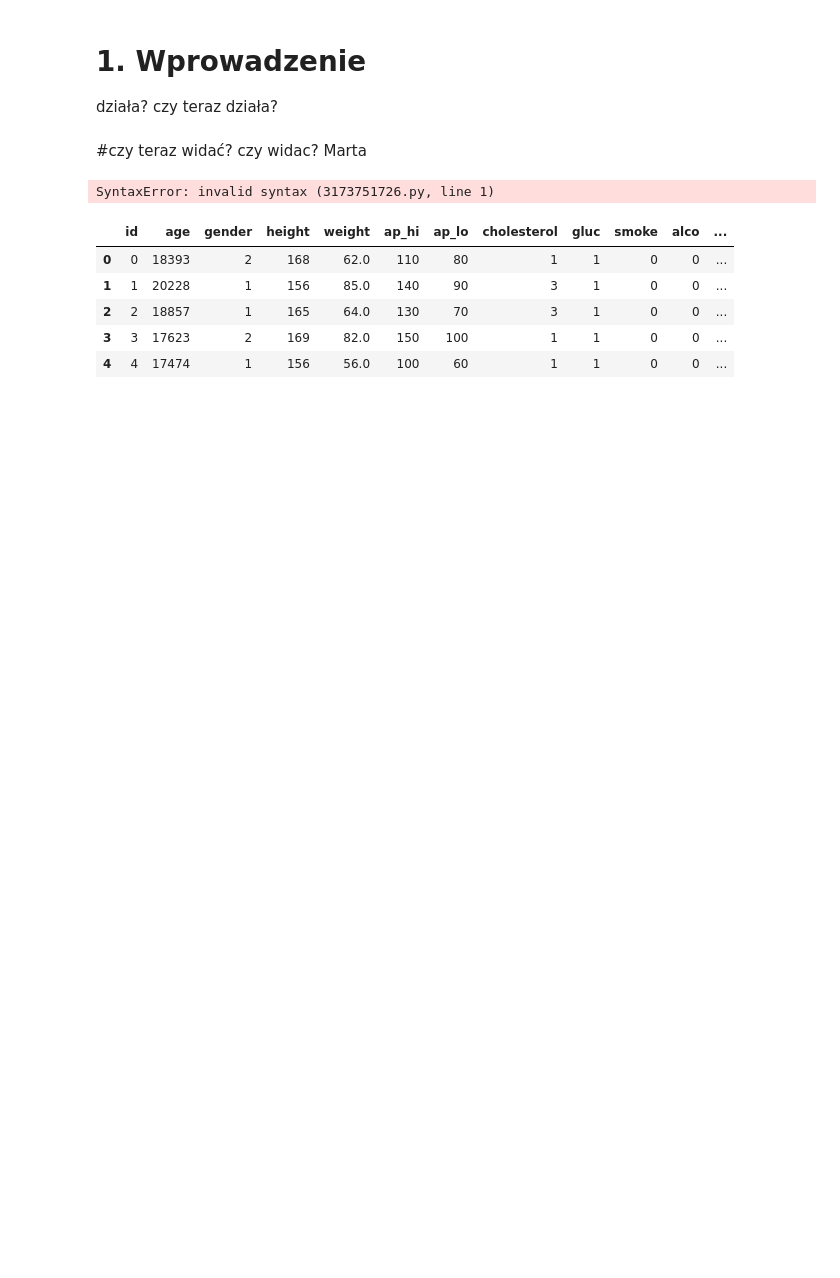
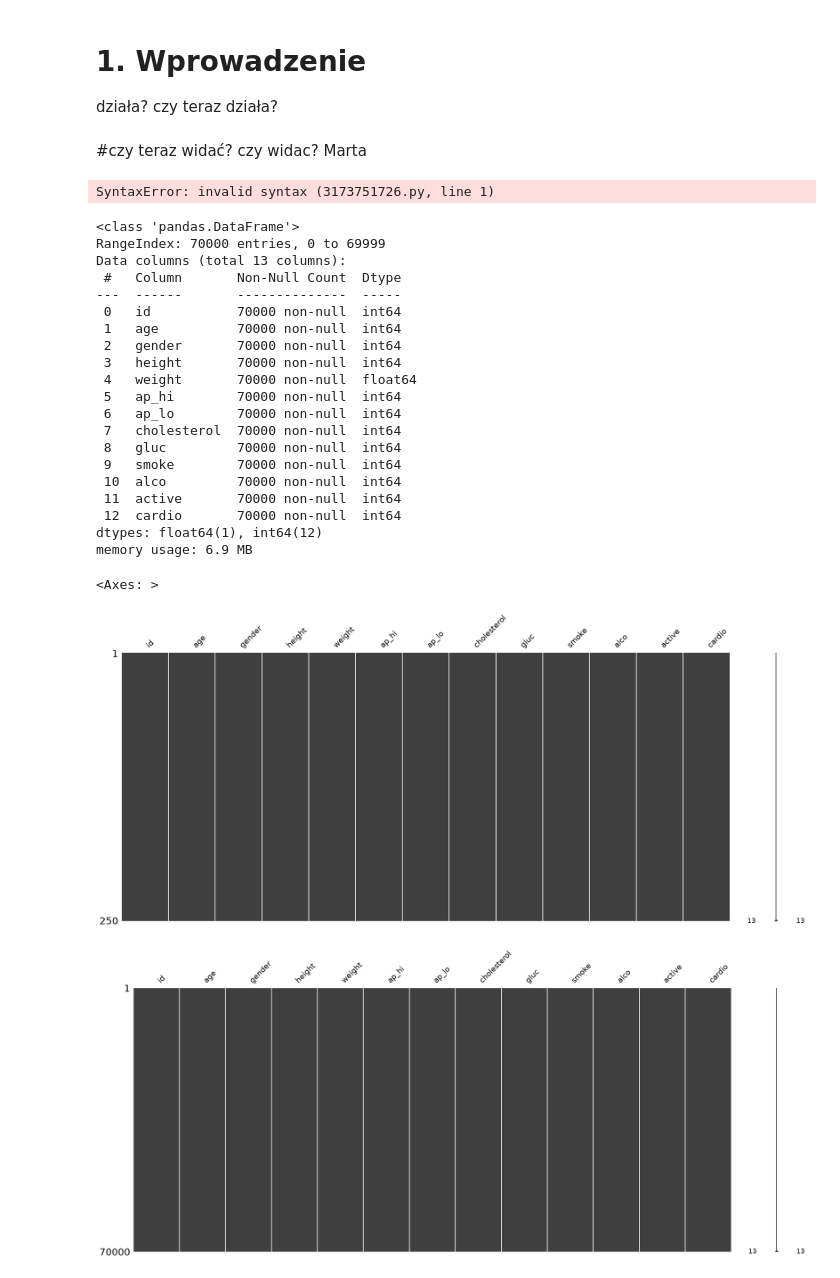
Before and after one commit to zuzannamiechowicz/Analiza-danych-Python, a Jupyter notebook: projekt.ipynb, the cells around one changed output. Cells and saved outputs as stored; diff of their text form; code cells hidden in the pictures; blank space fills up the shorter version.

```diff
--- a/projekt.ipynb
+++ b/projekt.ipynb
@@ -14,17 +14,38 @@ SyntaxError: invalid syntax (3173751726.py, line 1)
 # %%
 import pandas as pd
 import numpy as np
 import matplotlib.pyplot as plt
 import seaborn as sns
 import missingno as msno
 
 # Wczytanie danych
 df = pd.read_csv("cardio_train.csv", sep=";")
 df.head()
+df.info()
+
+import missingno as msno
+msno.matrix(df)
 # %% [output]
-|  | id | age | gender | height | weight | ap_hi | ap_lo | cholesterol | gluc | smoke | alco | ... |
-| 0 | 0 | 18393 | 2 | 168 | 62.0 | 110 | 80 | 1 | 1 | 0 | 0 | ... |
-| 1 | 1 | 20228 | 1 | 156 | 85.0 | 140 | 90 | 3 | 1 | 0 | 0 | ... |
-| 2 | 2 | 18857 | 1 | 165 | 64.0 | 130 | 70 | 3 | 1 | 0 | 0 | ... |
-| 3 | 3 | 17623 | 2 | 169 | 82.0 | 150 | 100 | 1 | 1 | 0 | 0 | ... |
-| 4 | 4 | 17474 | 1 | 156 | 56.0 | 100 | 60 | 1 | 1 | 0 | 0 | ... |
+<class 'pandas.DataFrame'>
+RangeIndex: 70000 entries, 0 to 69999
+Data columns (total 13 columns):
+ #   Column       Non-Null Count  Dtype
+---  ------       --------------  -----
+ 0   id           70000 non-null  int64
+ 1   age          70000 non-null  int64
+ 2   gender       70000 non-null  int64
+ 3   height       70000 non-null  int64
+ 4   weight       70000 non-null  float64
+ 5   ap_hi        70000 non-null  int64
+ 6   ap_lo        70000 non-null  int64
+ 7   cholesterol  70000 non-null  int64
+ 8   gluc         70000 non-null  int64
+ 9   smoke        70000 non-null  int64
+ 10  alco         70000 non-null  int64
+ 11  active       70000 non-null  int64
+ 12  cardio       70000 non-null  int64
+dtypes: float64(1), int64(12)
+memory usage: 6.9 MB
+<Axes: >
+[figure, added]
+[figure, added]
```
